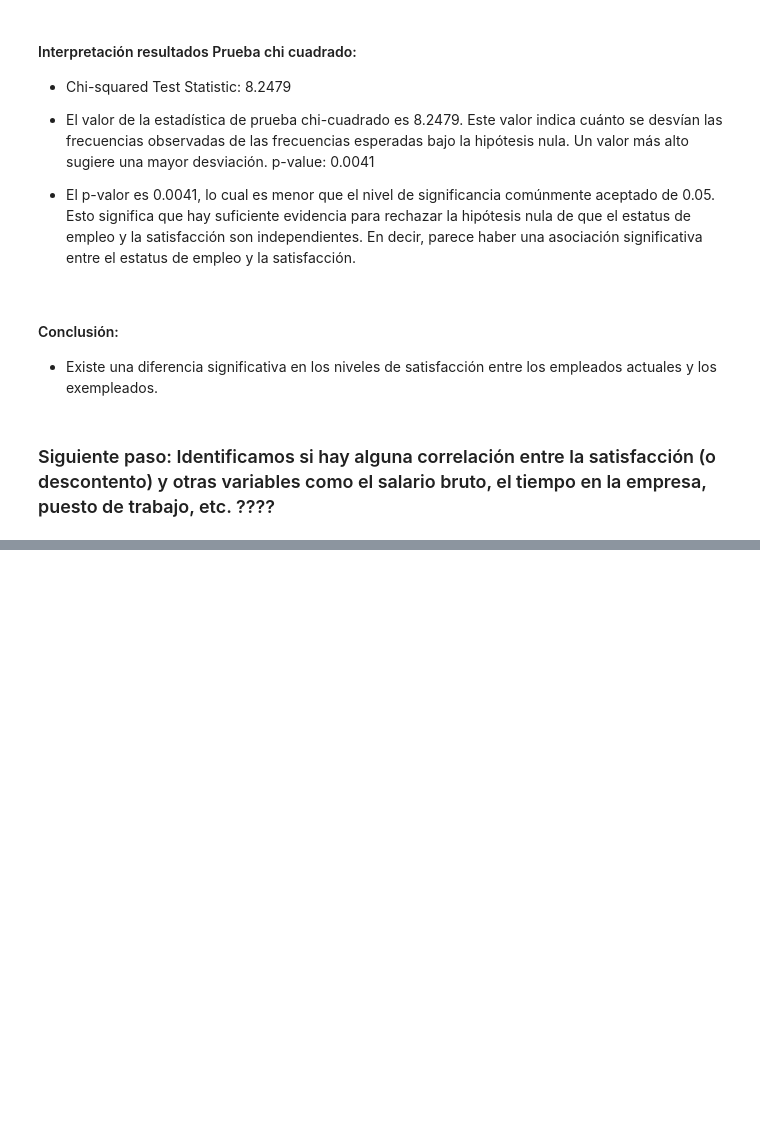
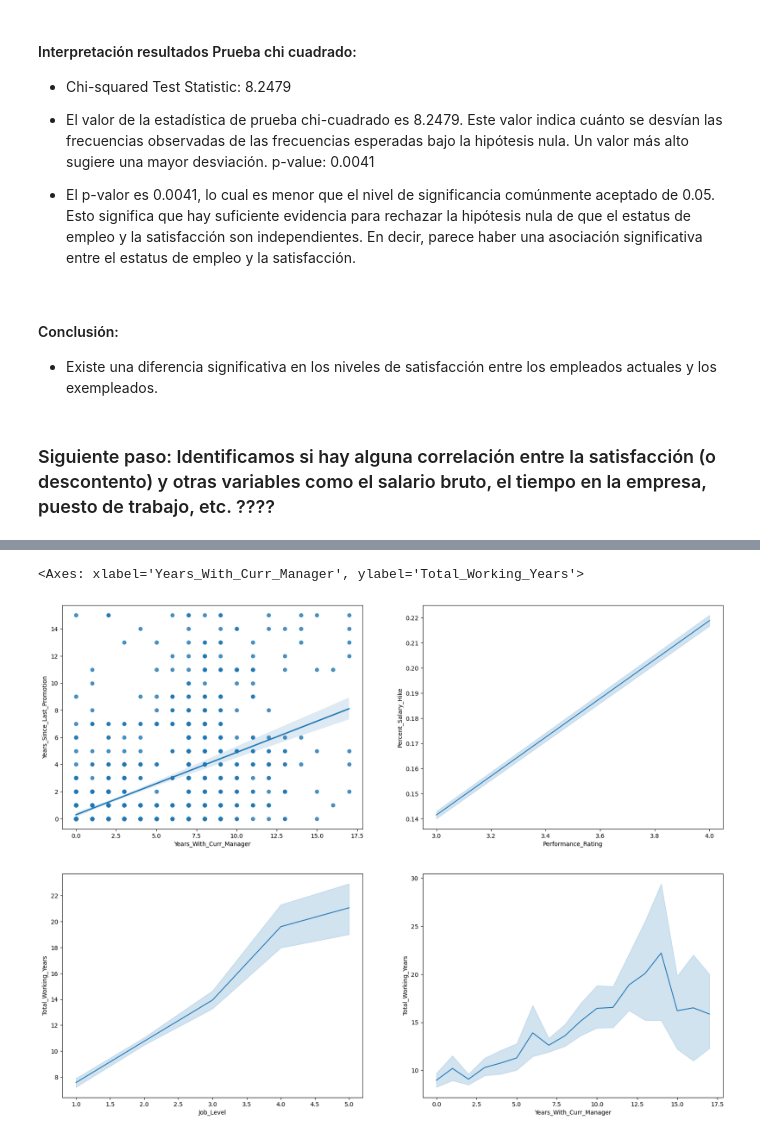
Before and after one commit to nuriancg/project-da-promo-H-module-3-team-1, a Jupyter notebook: Fase4_abTesting.ipynb, the cells around one changed output, grey strips where cells are left out. Saved outputs shown, nothing was run; the diff lists cells and outputs as text; code cells hidden in the pictures; blank space fills up the shorter version.

```diff
--- a/Fase4_abTesting.ipynb
+++ b/Fase4_abTesting.ipynb
@@ -273,0 +407,21 @@ p-value: 0.0041
+# %%
+fig, axes= plt.subplots(2, 2, figsize= (20, 15))
+
+#years with current manager y years since last promotion tienen correlacion moderada
+sns.regplot(x= "Years_With_Curr_Manager", y="Years_Since_Last_Promotion", data=df, ax =axes[0,0]);
+#A más años años desde el último ascenso, más años con el actual manager.
+
+#percent salary hike y perfomance rating tienen correlacion moderada
+sns.lineplot(x= "Performance_Rating", y="Percent_Salary_Hike", data=df, ax =axes[0,1]);
+#A más tasa de desempeño, más sube el porcentaje de los salarios.
+# Señal de prácticas saludables de la empresa, que recompensan a los empleados con un buen nivel de desempeño con aumentos de sueldo.
+
+#job level y total working years tienen correlacion moderada
+sns.lineplot(data=df, x='Job_Level', y='Total_Working_Years', ax =axes[1,0])
+#A más años trabajados, más aumenta el cargo de los trabajadores. Lo que puede indicar que hay promoción en los empleados de la empresa a medida que pasan los años.
+
+#years with current manager y total working years tienen correlacion moderada
+sns.lineplot(data=df, x='Years_With_Curr_Manager', y='Total_Working_Years', ax =axes[1,1])
+# %% [output]
+<Axes: xlabel='Years_With_Curr_Manager', ylabel='Total_Working_Years'>
+[figure, added]
```
Also changed, not shown: parts of 13 cells of this notebook.
